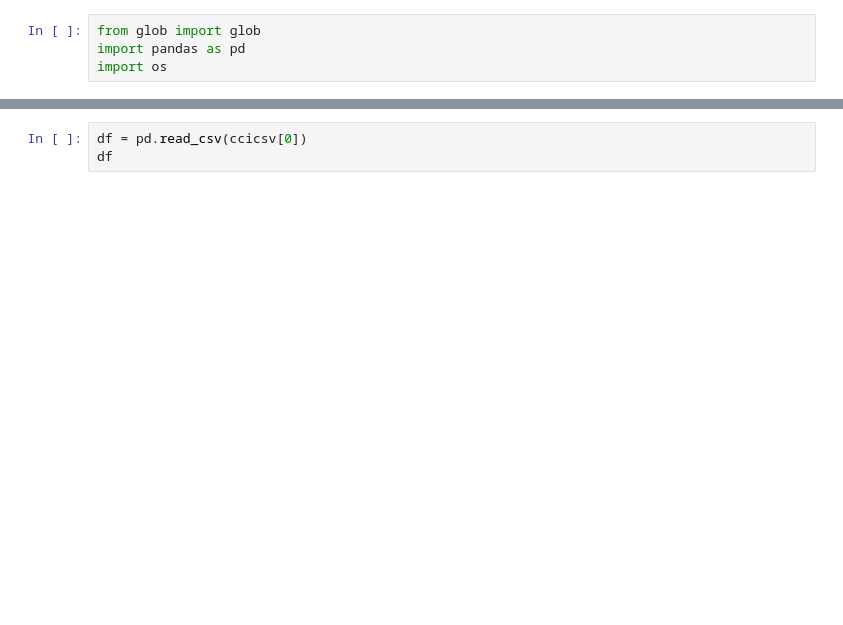
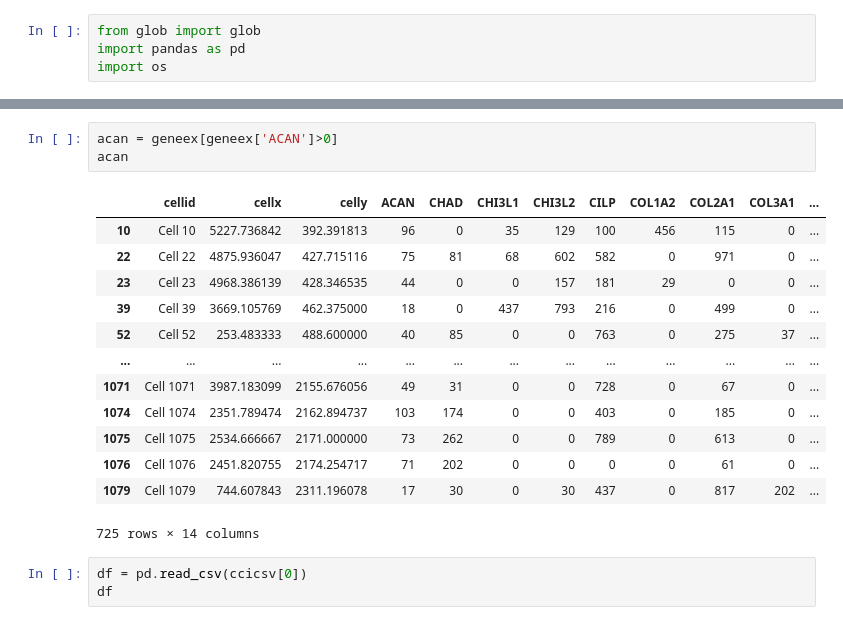
Before and after one commit to yeonsoo00/mSPACE, a Jupyter notebook: test_.ipynb, the cells around one changed output, grey strips where cells are left out. Saved outputs shown, nothing was run; the diff lists cells and outputs as text; blank space fills up the shorter version.

```diff
--- a/test_.ipynb
+++ b/test_.ipynb
@@ -23,3 +22,20 @@ dashplotshowing.py        segmentation_params.dump.toml
+# %%
+acan = geneex[geneex['ACAN']>0]
+acan
+# %% [output]
+|  | cellid | cellx | celly | ACAN | CHAD | CHI3L1 | CHI3L2 | CILP | COL1A2 | COL2A1 | COL3A1 | ... |
+| 10 | Cell 10 | 5227.736842 | 392.391813 | 96 | 0 | 35 | 129 | 100 | 456 | 115 | 0 | ... |
+| 22 | Cell 22 | 4875.936047 | 427.715116 | 75 | 81 | 68 | 602 | 582 | 0 | 971 | 0 | ... |
+| 23 | Cell 23 | 4968.386139 | 428.346535 | 44 | 0 | 0 | 157 | 181 | 29 | 0 | 0 | ... |
+| 39 | Cell 39 | 3669.105769 | 462.375000 | 18 | 0 | 437 | 793 | 216 | 0 | 499 | 0 | ... |
+| 52 | Cell 52 | 253.483333 | 488.600000 | 40 | 85 | 0 | 0 | 763 | 0 | 275 | 37 | ... |
+| ... | ... | ... | ... | ... | ... | ... | ... | ... | ... | ... | ... | ... |
+| 1071 | Cell 1071 | 3987.183099 | 2155.676056 | 49 | 31 | 0 | 0 | 728 | 0 | 67 | 0 | ... |
+| 1074 | Cell 1074 | 2351.789474 | 2162.894737 | 103 | 174 | 0 | 0 | 403 | 0 | 185 | 0 | ... |
+| 1075 | Cell 1075 | 2534.666667 | 2171.000000 | 73 | 262 | 0 | 0 | 789 | 0 | 613 | 0 | ... |
+| 1076 | Cell 1076 | 2451.820755 | 2174.254717 | 71 | 202 | 0 | 0 | 0 | 0 | 61 | 0 | ... |
+| 1079 | Cell 1079 | 744.607843 | 2311.196078 | 17 | 30 | 0 | 30 | 437 | 0 | 817 | 202 | ... |
+725 rows × 14 columns
 # %%
 df = pd.read_csv(ccicsv[0])
 df
```
Also changed, not shown: parts of 9 cells of this notebook, 2 other files.
